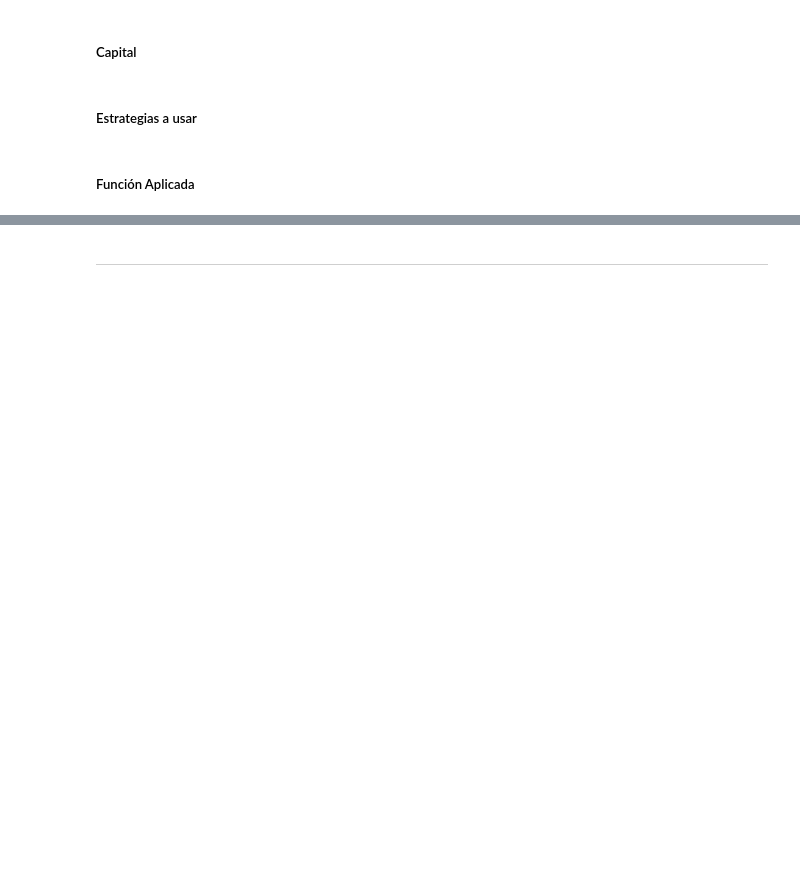
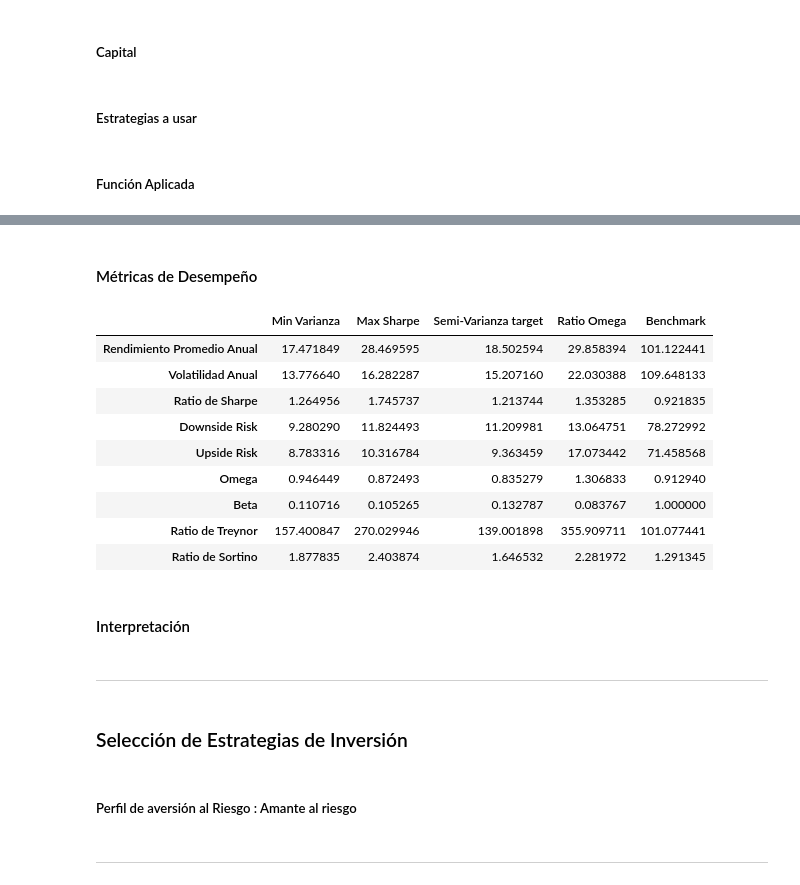
Before and after one commit to ppmelch/Portafolios-de-Inversi-n, a Jupyter notebook: Tarea/T 7.ipynb, the cells around one changed output, grey strips where cells are left out. Drawn from its saved outputs; the diff is of its cells as text; code cells hidden in the pictures; blank space fills up the shorter version.

```diff
--- a/Tarea/T 7.ipynb
+++ b/Tarea/T 7.ipynb
@@ -262,6 +264,6 @@ tickers = ['LIVEPOLC-1.MX', 'KOFUBL.MX', 'CEMEXCPO.MX', 'CHDRAUIB.MX', 'CUERVO.M
 
 opt_prices = yf.download(tickers, start='2023-06-23', end='2024-06-23', progress=False)['Close']
 
-bt_prices = yf.download(tickers, start='2024-06-23', end='2025-06-23', progress=False)['Close']
+bt_prices = yf.download(tickers,  start='2024-06-23', end='2025-06-23', progress=False)['Close']
 
-benchmark = yf.download('^MXX', start='2024-06-23', end='2025-06-23', progress=False)['Close']
+benchmark = yf.download(['^MXX'], start='2024-06-23', end='2025-06-23', progress=False)['Close']
@@ -274,3 +277,5 @@ corr = opt_rets.corr()
+# %%
+rets_b = benchmark.pct_change().dropna()
 # %% [markdown]
 ---
 # %% [markdown]
@@ -304,2 +309,5 @@ dict(zip(opt_rets.columns, w_maxsharpe))
 # %% [markdown]
 ##### Semi-Varianza target
+# %%
+w_semivar= objetivo(opt_rets, rets_b, corr)
+w_semivar
@@ -330,7 +340,7 @@ capital = 1000000
 w_dict = {
     'Min Varianza': w_minvar,
     'Max Sharpe': w_maxsharpe,
-    'Semi-Varianza' : w_semivar,
+    'Semi-Varianza target': w_semivar,
     'Ratio Omega': omega,
     'Benchmark': 1
 }
@@ -343,2 +353,26 @@ IndexError: iloc cannot enlarge its target object
+# %% [markdown]
+#### Métricas de Desempeño
+# %%
+Desempeño = metricas_anuales(history, 0.045)
+Desempeño
+# %% [output]
+|  | Min Varianza | Max Sharpe | Semi-Varianza target | Ratio Omega | Benchmark |
+| Rendimiento Promedio Anual | 17.471849 | 28.469595 | 18.502594 | 29.858394 | 101.122441 |
+| Volatilidad Anual | 13.776640 | 16.282287 | 15.207160 | 22.030388 | 109.648133 |
+| Ratio de Sharpe | 1.264956 | 1.745737 | 1.213744 | 1.353285 | 0.921835 |
+| Downside Risk | 9.280290 | 11.824493 | 11.209981 | 13.064751 | 78.272992 |
+| Upside Risk | 8.783316 | 10.316784 | 9.363459 | 17.073442 | 71.458568 |
+| Omega | 0.946449 | 0.872493 | 0.835279 | 1.306833 | 0.912940 |
+| Beta | 0.110716 | 0.105265 | 0.132787 | 0.083767 | 1.000000 |
+| Ratio de Treynor | 157.400847 | 270.029946 | 139.001898 | 355.909711 | 101.077441 |
+| Ratio de Sortino | 1.877835 | 2.403874 | 1.646532 | 2.281972 | 1.291345 |
+# %% [markdown]
+#### Interpretación
 # %% [markdown]
 ---
+# %% [markdown]
+### Selección de Estrategias de Inversión
+# %% [markdown]
+##### Perfil de aversión al Riesgo  : Amante al riesgo
+# %% [markdown]
+---
```
Also changed, not shown: parts of 10 cells of this notebook.
